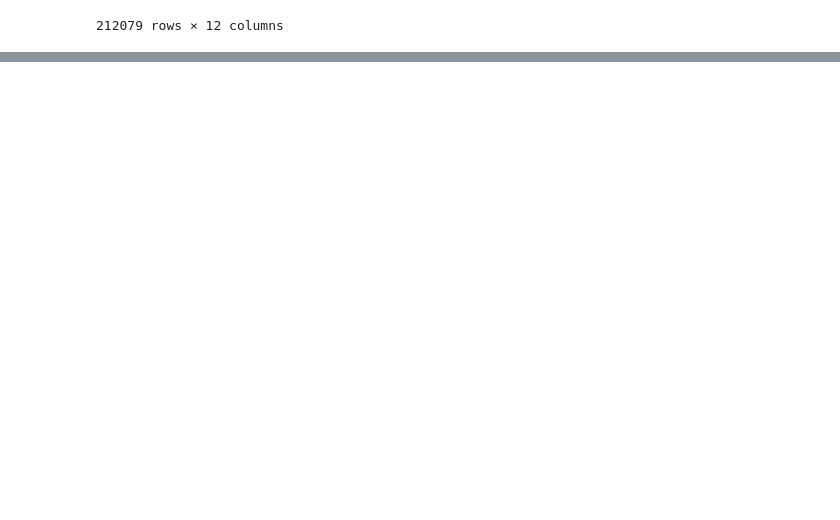
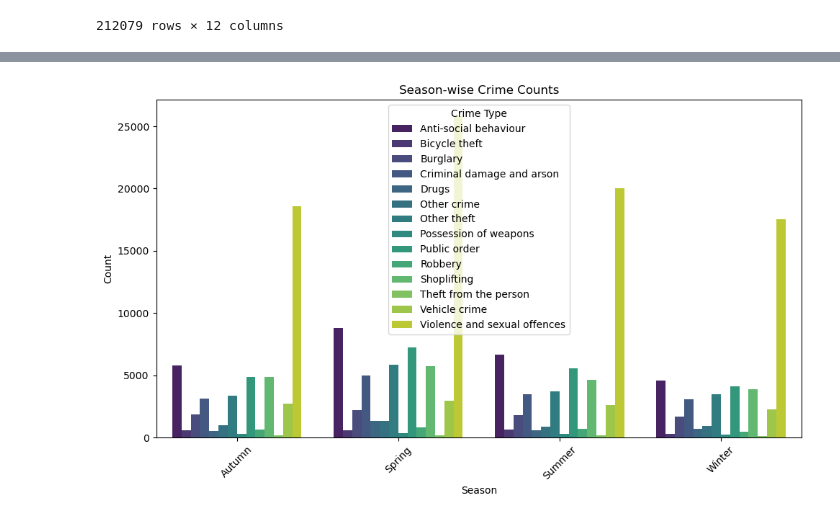
Before and after one commit to Dornakhan/Team-4, a Jupyter notebook: base.ipynb, the cells around one changed output, grey strips where cells are left out. Drawn from its saved outputs; the diff is of its cells as text; code cells hidden in the pictures; blank space fills up the shorter version.

```diff
--- a/base.ipynb
+++ b/base.ipynb
@@ -78,0 +115,30 @@ df
+# %%
+# Group Data by seasons
+def get_season(month):
+    if month in [12, 1, 2]:
+        return 'Winter'
+    elif month in [3, 4, 5]:
+        return 'Spring'
+    elif month in [6, 7, 8]:
+        return 'Summer'
+    else:
+        return 'Autumn'
+
+# month is currently yyyy-mm format, we need to extract the month
+df['Month'] = pd.to_datetime(df['Month'], format='%Y-%m').dt.month
+df['Season'] = df['Month'].apply(get_season)
+# %%
+# Group by season and crime type
+season_crime_counts = df.groupby(['Season', 'Crime type']).size().reset_index(name='Count')
+# Plotting Season-wise Crime Counts
+plt.figure(figsize=(10, 6))
+sns.barplot(data=season_crime_counts, x='Season', y='Count', hue='Crime type', palette='viridis')
+plt.title('Season-wise Crime Counts')
+plt.xlabel('Season')
+plt.ylabel('Count')
+plt.xticks(rotation=45)
+plt.legend(title='Crime Type')
+plt.tight_layout()
+plt.show()
+# %% [output]
+[figure, added]
```
Also changed, not shown: parts of 4 cells of this notebook.
